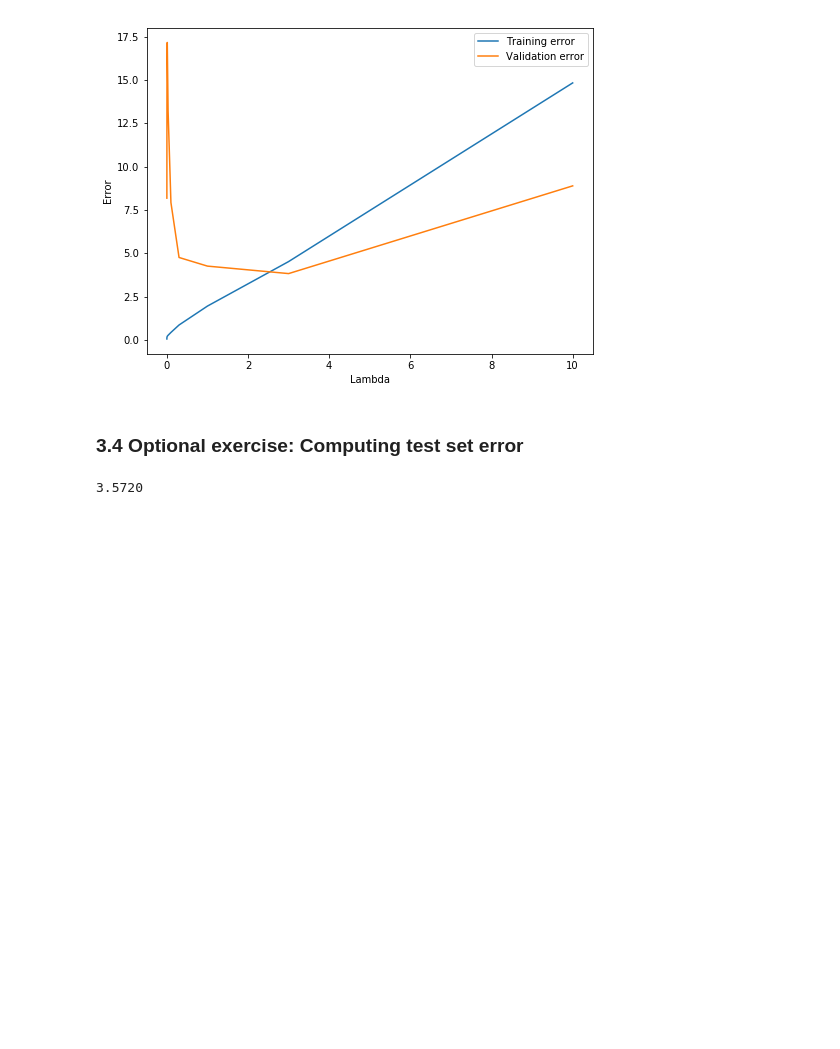
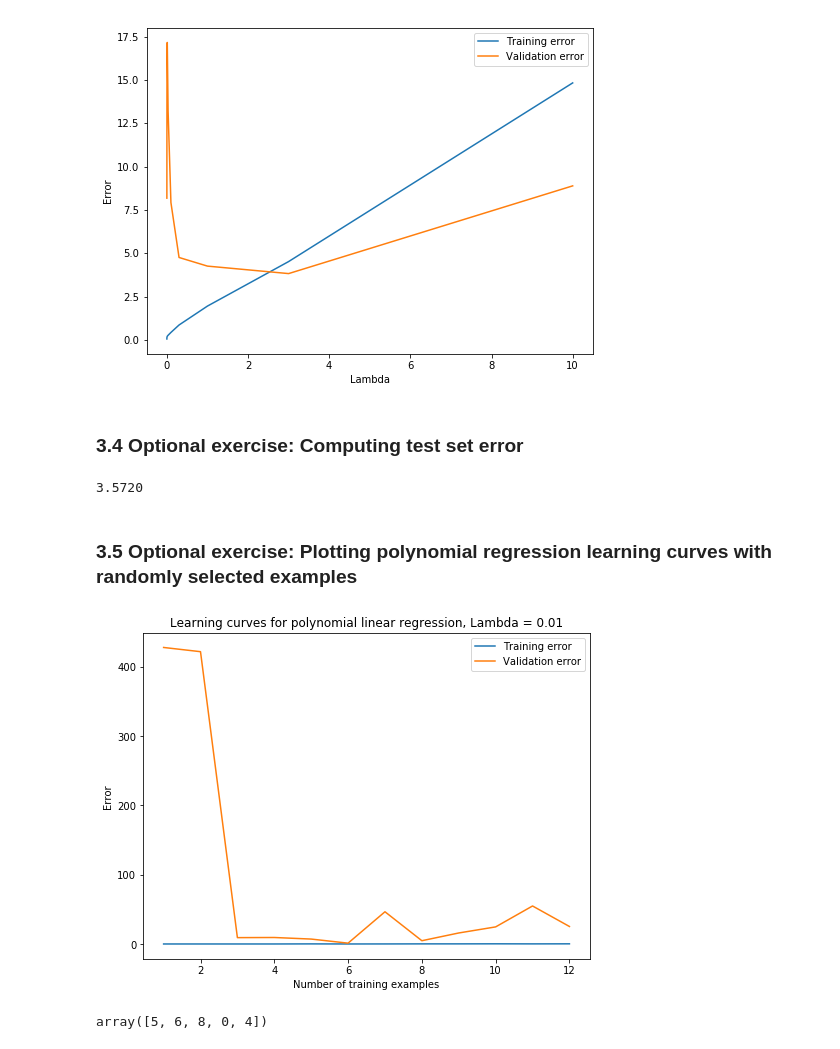
Before and after one commit to ZER-0-NE/Ng_ML, a Jupyter notebook: ex5/5_Regularized_linear_regression_and_bias_vs_variance.ipynb, the cells around one changed output. Cells and saved outputs as stored; diff of their text form; code cells hidden in the pictures; blank space fills up the shorter version.

Commit message:
rand_learning_curve() working for single repetition

```diff
--- a/ex5/5_Regularized_linear_regression_and_bias_vs_variance.ipynb
+++ b/ex5/5_Regularized_linear_regression_and_bias_vs_variance.ipynb
@@ -426,3 +430,19 @@ print('%.4f' %(error_test))
 # Close enough. I'm using a different language with a (slightly)
 # different minimisation function, so I expect there to be a small
 # discrepancy compared to the "official" result.
+# %% [markdown]
+### 3.5 Optional exercise: Plotting polynomial regression learning curves with randomly selected examples
+# %%
+# Calculate training and validation errors using randomly-selected examples.
+
+Lambda = 0.01
+
+# To determine the training error and cross validation error for i examples:
+
+# Randomly-select i exmaples from training and validation sets.
+
+# Learn parameters theta using randomly-chosen i examples from training set
+
+# Evaluate parameters theta on randonly-chosen i examples from training and validation set
+
+# Repeat many times and use average errors as training error and cross-validation error.
@@ -428,0 +491,20 @@ print('%.4f' %(error_test))
+# %%
+error_train, error_val = rand_learning_curve(X, y, Xval, yval, Lambda)
+# %%
+plt.figure(figsize=(8,6))
+plt.plot(range(1, m+1), error_train)
+plt.plot(range(1, m+1), error_val)
+plt.legend(['Training error', 'Validation error'])
+plt.xlabel('Number of training examples')
+plt.ylabel('Error')
+plt.title('Learning curves for polynomial linear regression, Lambda = 0.01')
+plt.show()
+# %% [output]
+[figure, added]
+# %%
+elements = 12
+choices = 5
+indices = np.random.choice(elements, choices, replace=False)
+indices
+# %% [output]
+array([5, 6, 8, 0, 4])
```
Also changed, not shown: parts of 14 cells of this notebook.
